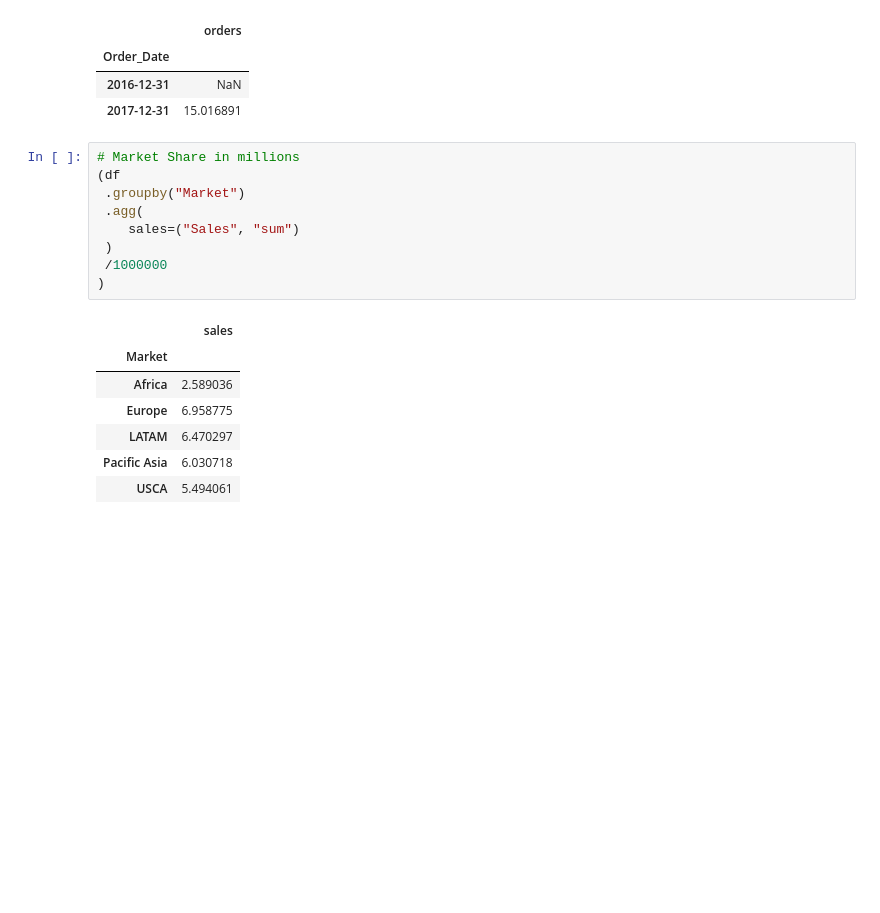
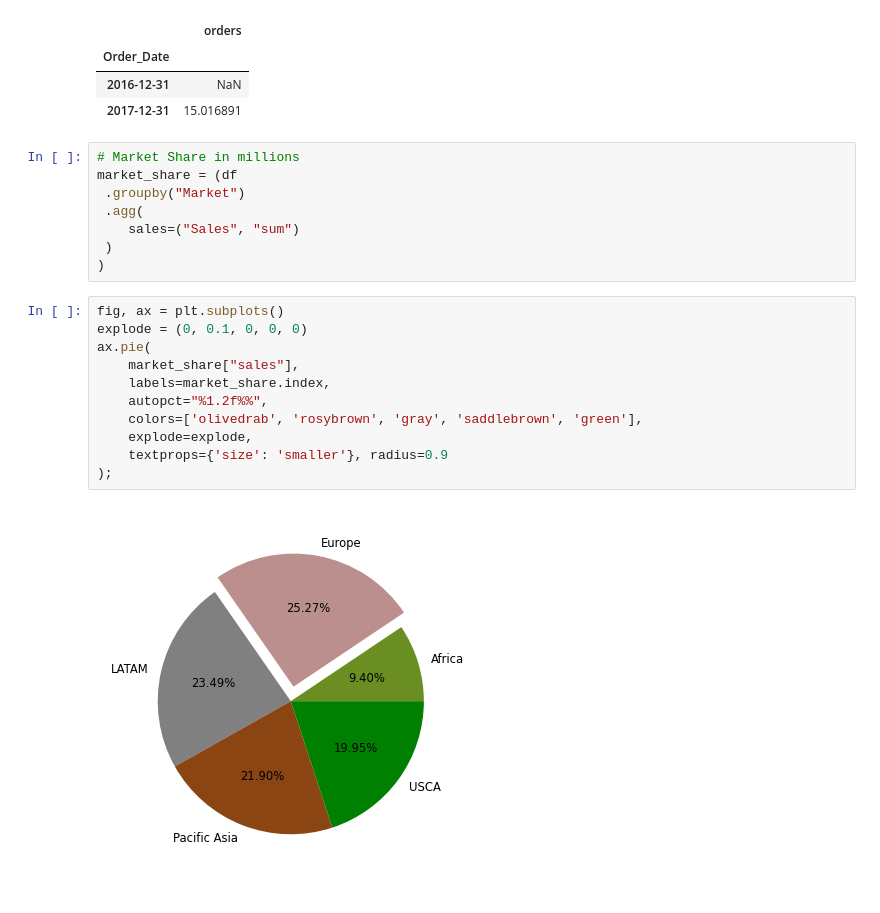
Before and after one commit to ThakurRupesh05/E-CommerceSalesAnalysis, a Jupyter notebook: E-CommerceSales.ipynb, the cells around one changed output. Saved outputs shown, nothing was run; the diff lists cells and outputs as text; blank space fills up the shorter version.

Commit message:
Included some visualizations

```diff
--- a/E-CommerceSales.ipynb
+++ b/E-CommerceSales.ipynb
@@ -220,21 +217,25 @@ Total Revenue: $27542886.86
 | 2017-12-31 | 15.016891 |
 # %%
 # Market Share in millions
-(df
+market_share = (df
  .groupby("Market")
  .agg(
     sales=("Sales", "sum")
  )
- /1000000
 )
-# %% [output]
-|  | sales |
-| Market |  |
-| Africa | 2.589036 |
-| Europe | 6.958775 |
-| LATAM | 6.470297 |
-| Pacific Asia | 6.030718 |
-| USCA | 5.494061 |
+# %%
+fig, ax = plt.subplots()
+explode = (0, 0.1, 0, 0, 0)
+ax.pie(
+    market_share["sales"],
+    labels=market_share.index,
+    autopct="%1.2f%%",
+    colors=['olivedrab', 'rosybrown', 'gray', 'saddlebrown', 'green'],
+    explode=explode,
+    textprops={'size': 'smaller'}, radius=0.9
+);
+# %% [output]
+[figure, added]
 # %%
 # Category-wise sales
 (df
```
Also changed, not shown: parts of 6 cells of this notebook.
